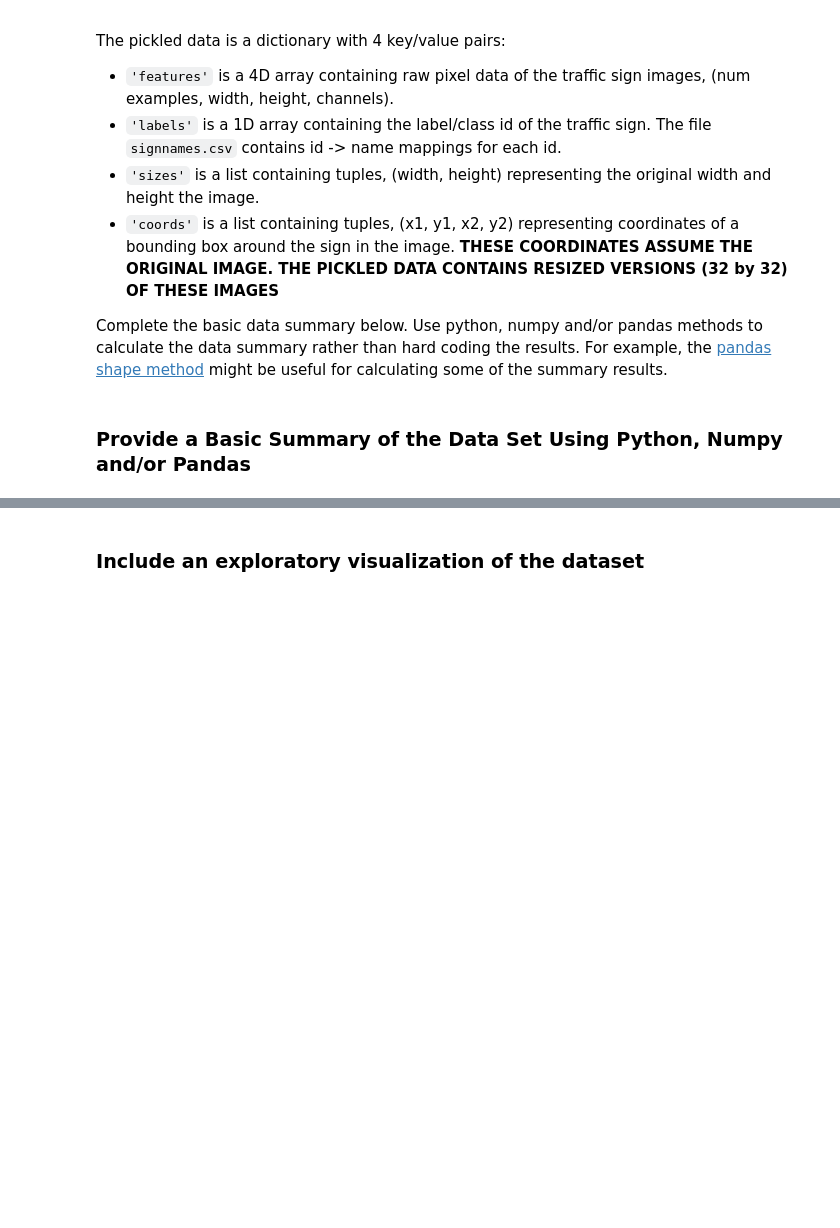
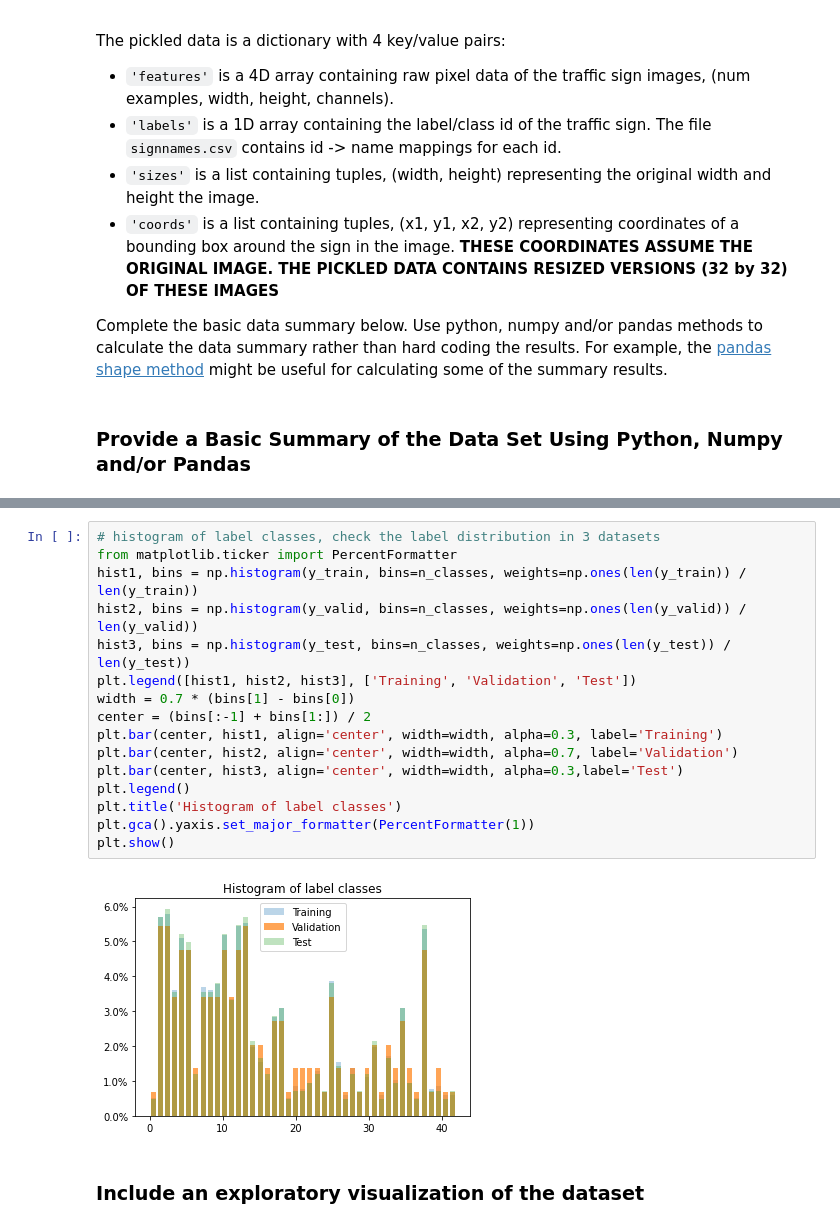
Before and after one commit to paulyehtw/CarND-Traffic-Sign-Classifier-Project, a Jupyter notebook: Traffic_Sign_Classifier.ipynb, the cells around one changed output, grey strips where cells are left out. Drawn from its saved outputs; the diff is of its cells as text; blank space fills up the shorter version.

```diff
--- a/Traffic_Sign_Classifier.ipynb
+++ b/Traffic_Sign_Classifier.ipynb
@@ -90,5 +96,23 @@ Number of testing examples = 12630
 Image data shape = (32, 32)
 Number of classes = 43
+# %%
+# histogram of label classes, check the label distribution in 3 datasets
+from matplotlib.ticker import PercentFormatter
+hist1, bins = np.histogram(y_train, bins=n_classes, weights=np.ones(len(y_train)) / len(y_train))
+hist2, bins = np.histogram(y_valid, bins=n_classes, weights=np.ones(len(y_valid)) / len(y_valid))
+hist3, bins = np.histogram(y_test, bins=n_classes, weights=np.ones(len(y_test)) / len(y_test))
+plt.legend([hist1, hist2, hist3], ['Training', 'Validation', 'Test'])
+width = 0.7 * (bins[1] - bins[0])
+center = (bins[:-1] + bins[1:]) / 2
+plt.bar(center, hist1, align='center', width=width, alpha=0.3, label='Training')
+plt.bar(center, hist2, align='center', width=width, alpha=0.7, label='Validation')
+plt.bar(center, hist3, align='center', width=width, alpha=0.3,label='Test')
+plt.legend()
+plt.title('Histogram of label classes')
+plt.gca().yaxis.set_major_formatter(PercentFormatter(1))
+plt.show()
+# %% [output]
+[figure, added]
 # %% [markdown]
 ### Include an exploratory visualization of the dataset
 # %% [markdown]
```
Also changed, not shown: parts of 5 cells of this notebook.
